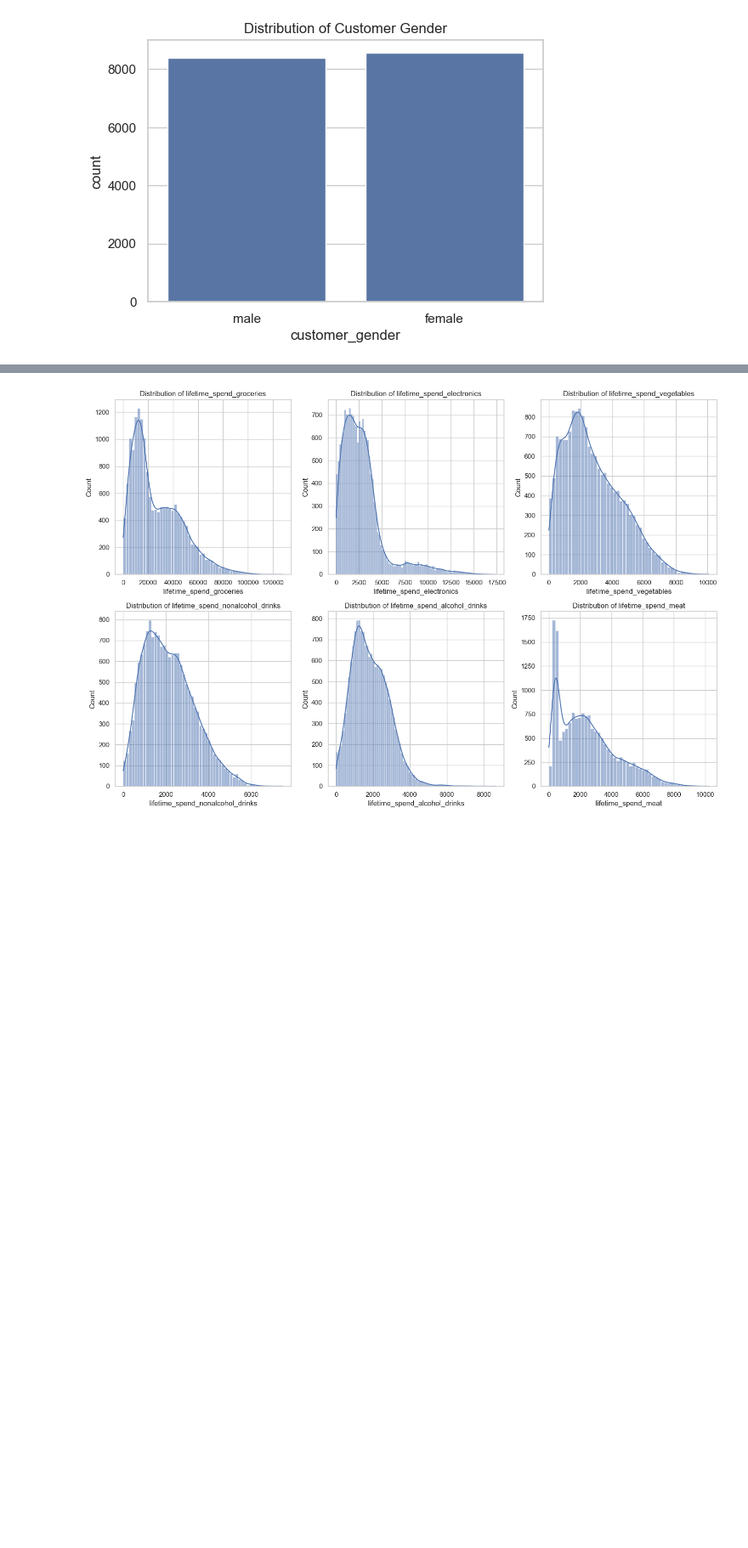
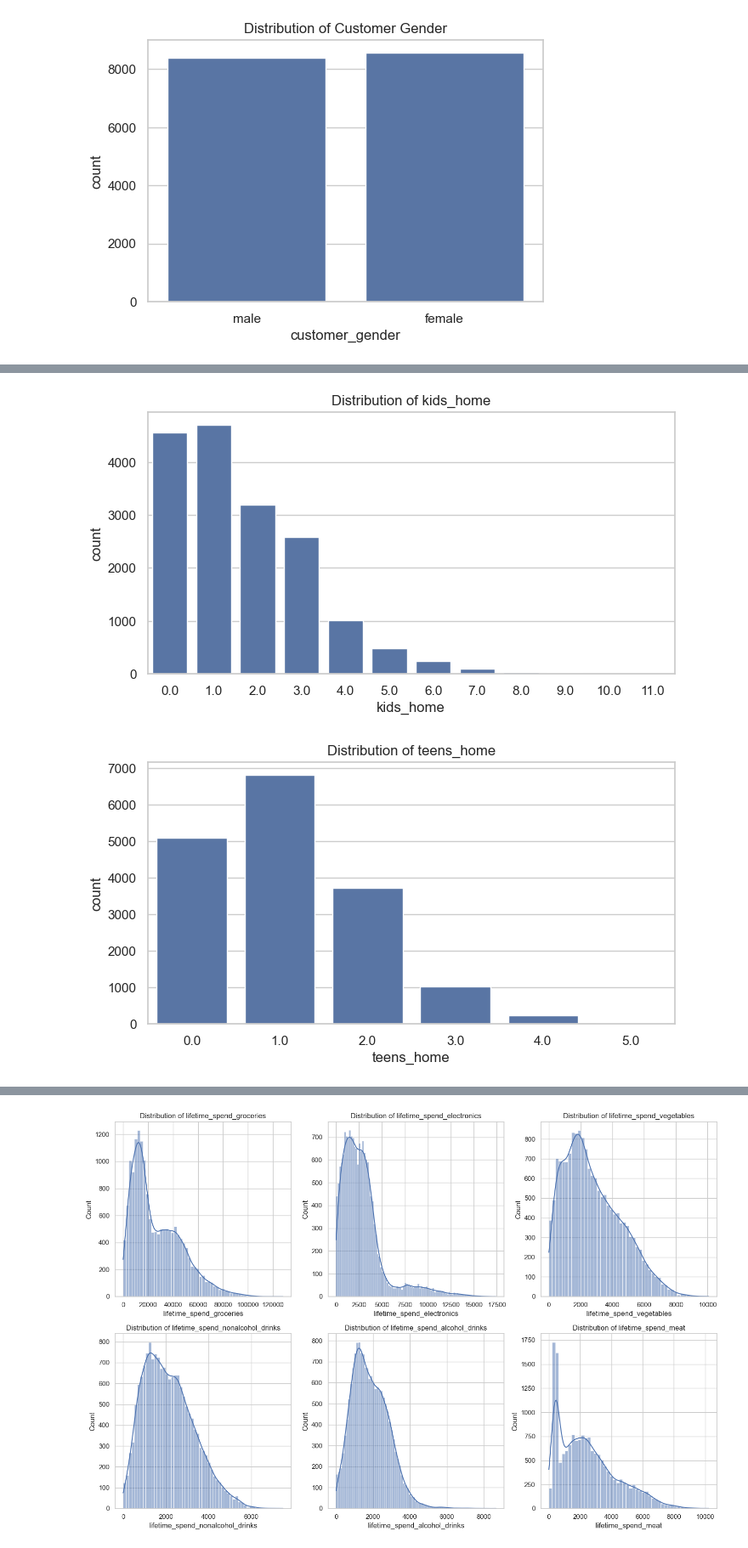
Before and after one commit to MateusAMP2119/CS-Project, a Jupyter notebook: 1_exploratory_analysis.ipynb, the cells around one changed output, grey strips where cells are left out. Shown at 85% size. Cells and saved outputs as stored; diff of their text form; code cells hidden in the pictures; blank space fills up the shorter version.

```diff
--- a/1_exploratory_analysis.ipynb
+++ b/1_exploratory_analysis.ipynb
@@ -124,0 +163,13 @@ if 'customer_gender' in df.columns:
+# %%
+# Count Plots for Discrete Variables
+discrete_cols = ['kids_home', 'teens_home', 'number_complaints', 'distinct_stores_visited']
+
+for col in discrete_cols:
+    if col in df.columns:
+        plt.figure(figsize=(8, 4))
+        sns.countplot(data=df, x=col)
+        plt.title(f'Distribution of {col}')
+        plt.show()
+# %% [output]
+[figure, added]
+[figure, added]
```
Also changed, not shown: parts of 6 cells of this notebook, 5 other files.
